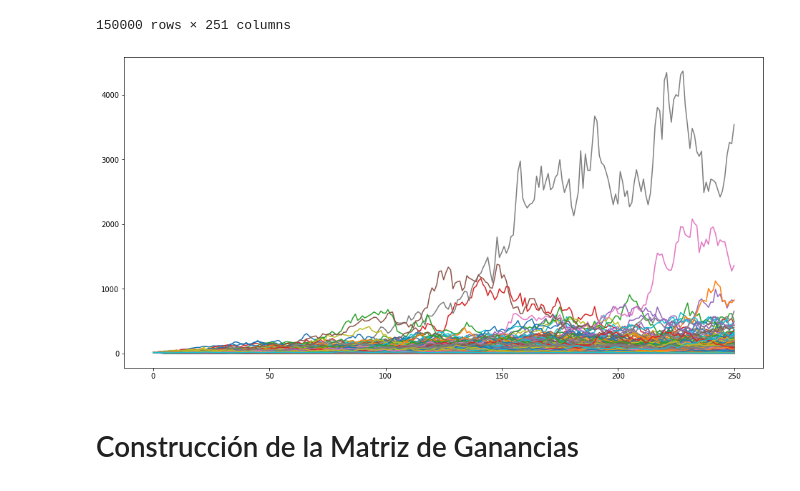
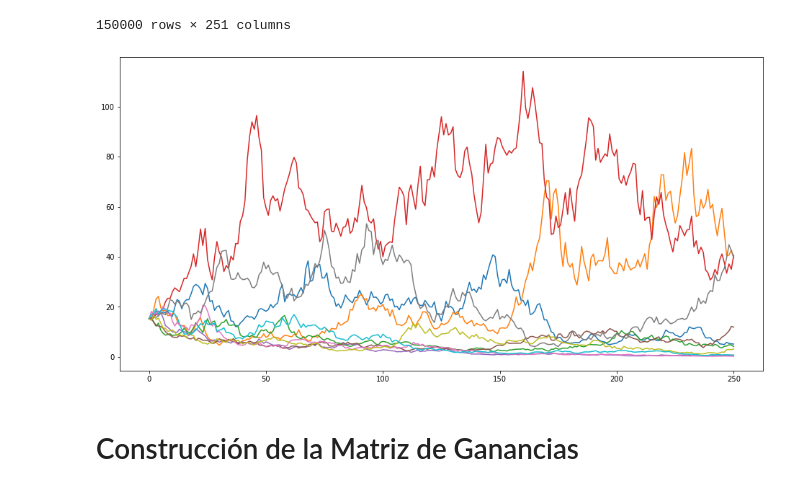
Before and after one commit to AnIsAsPe/LSM-Opciones-americanas, a Jupyter notebook: Notebooks/LSM_Opciones_americanas_Azucar.ipynb, the cells around one changed output. Cells and saved outputs as stored; diff of their text form; code cells hidden in the pictures.

```diff
--- a/Notebooks/LSM_Opciones_americanas_Azucar.ipynb
+++ b/Notebooks/LSM_Opciones_americanas_Azucar.ipynb
@@ -144,11 +144,11 @@ Precios_df
 | simulacion_150000 | 15.28 | 14.388036 | 14.345353 | 15.291400 | 17.929918 | 21.275247 | 24.746398 | 24.477218 | 25.197262 | 23.190451 | 20.621447 | ... |
 150000 rows × 251 columns
 # %%
-muestra = np.random.choice(Precios_df.index, 5000)
+muestra = np.random.choice(Precios_df.index, 10)
 Precios_df.transpose()[muestra].plot(figsize=(16, 8), legend=False)
 plt.show()
 # %% [output]
-[figure, old version]
+[figure, new version]
 # %% [markdown]
 # Construcción de la Matriz de Ganancias
 # %%
```
Also changed, not shown: parts of 7 cells of this notebook.
